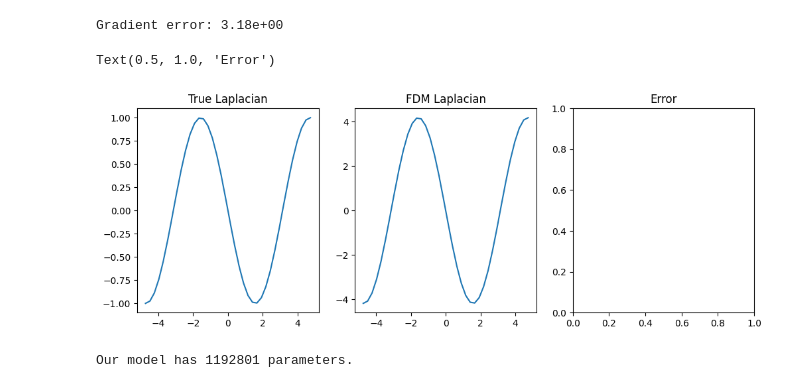
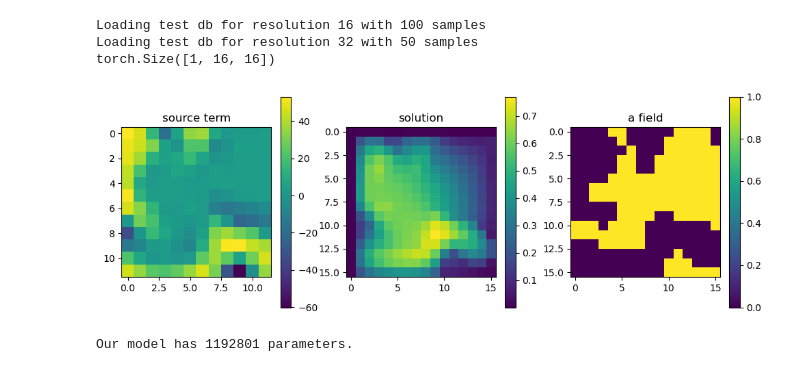
Before and after one commit to Mohammed-khlifi/NeuralPDE-Solver, a Jupyter notebook: FNO.ipynb, the cells around one changed output. Cells and saved outputs as stored; diff of their text form; code cells hidden in the pictures.

```diff
--- a/FNO.ipynb
+++ b/FNO.ipynb
@@ -480,50 +242,36 @@ tensor([[[-0., -0., -0., -0., -0., -0., -0., -0., -0., -0., -0., -0., -0., -0.,
-# %%
-def laplacian2D(u , dx , dy) :
-
-    laplacian = torch.zeros_like(u)
-
-    # Interior points
-    laplacian[1:-1, 1:-1] = (
-        (u[2:, 1:-1] - 2 * u[1:-1, 1:-1] + u[:-2, 1:-1]) / (dx**2) +
-        (u[1:-1, 2:] - 2 * u[1:-1, 1:-1] + u[1:-1, :-2]) / (dy**2)
-    )
-
-    return laplacian
-
-def laplacian1D(u , dx ) :
-
-    laplacian = torch.zeros_like(u)
-
-    # Interior points
-    laplacian[1:-1] = (
-        (u[2:] - 2 * u[1:-1] + u[:-2]) / (dx**2)
-    )
-
-    return laplacian
-
-x = torch.linspace(-5, 5, 40, requires_grad=True)
-u = torch.sin(x)
-
-d2u = laplacian1D(u , 1/8)
-exact = -torch.sin(x)
-
-error = torch.abs(d2u[1:-1] - exact[1:-1]).max()
-print(f'Gradient error: {error:.2e}')
-
-
-plt.figure(figsize=(12, 4))
-plt.subplot(131)
-plt.title('True Laplacian')
-plt.plot(x[1:-1].detach().numpy(), exact.detach()[1:-1].numpy())
-plt.subplot(132)
-plt.title('FDM Laplacian')
-plt.plot(x[1:-1].detach().numpy(), d2u.detach()[1:-1].numpy())
-plt.subplot(133)
-plt.title('Error')
-# %% [output]
-Gradient error: 3.18e+00
-Text(0.5, 1.0, 'Error')
-[figure, removed]
+# %%
+train_loader, test_loaders, _ = load_darcy_flow_small(
+            n_train=500, batch_size=32,
+            test_resolutions=[16, 32], n_tests=[100, 50],
+            test_batch_sizes=[32, 32],
+        )
+
+
+a = train_loader.dataset[6]['x'].unsqueeze(1)
+u = train_loader.dataset[6]['y'].unsqueeze(1)
+
+fvm = FVMDerivatives(16, 16)
+f = fvm.darcy_flow(u, a)
+
+plt.figure(figsize=(12, 4))
+plt.subplot(131)
+plt.title('source term')
+plt.imshow(f[0].detach().numpy())
+plt.colorbar()
+plt.subplot(132)
+plt.title('solution')
+plt.imshow(u.squeeze().detach().numpy())
+plt.colorbar()
+plt.subplot(133)
+plt.title('a field')
+plt.imshow(a.squeeze().detach().numpy())
+plt.colorbar()
+plt.show()
+# %% [output]
+Loading test db for resolution 16 with 100 samples
+Loading test db for resolution 32 with 50 samples
+torch.Size([1, 16, 16])
+[figure, added]
 # %%
 class LossWrapper:
     def __init__(self, loss_fn):
```
Also changed, not shown: parts of 33 cells of this notebook, 29 other files.
